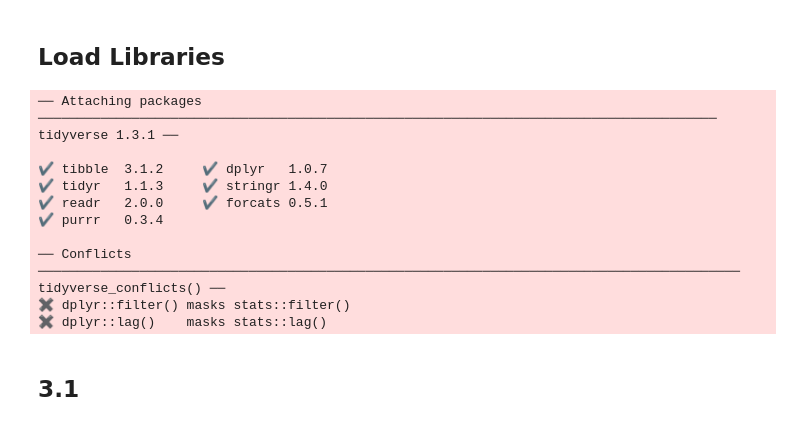
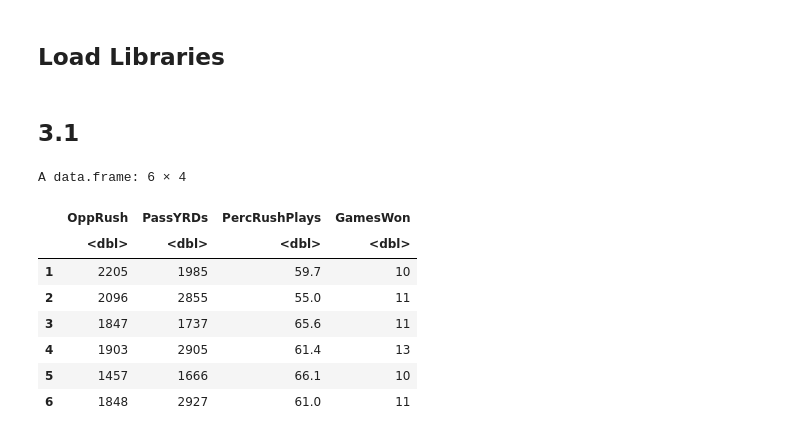
Before and after one commit to j-buss/Introduction-to-Linear-Regression-Analysis, a Jupyter notebook: Chapter_03/Chapter_03_Problems_R.ipynb, the cells around one changed output. Saved outputs shown, nothing was run; the diff lists cells and outputs as text; code cells hidden in the pictures.

```diff
--- a/Chapter_03/Chapter_03_Problems_R.ipynb
+++ b/Chapter_03/Chapter_03_Problems_R.ipynb
@@ -10,22 +10,32 @@
 # %% [markdown]
 ## Load Libraries
 # %%
-library(readxl)
-library(ggplot2)
-library(ggpubr)
-library(tidyverse)
-library(broom)
-library(AICcmodavg)
+suppressMessages(library(readxl))
+suppressMessages(library(ggplot2))
+suppressMessages(library(ggpubr))
+suppressMessages(library(tidyverse))
+suppressMessages(library(broom))
+suppressMessages(library(AICcmodavg))
-# %% [output]
-── Attaching packages ─────────────────────────────────────────────────────────────────────────────────────── tidyverse 1.3.1 ──
-
-✔ tibble  3.1.2     ✔ dplyr   1.0.7
-✔ tidyr   1.1.3     ✔ stringr 1.4.0
-✔ readr   2.0.0     ✔ forcats 0.5.1
-✔ purrr   0.3.4
-
-── Conflicts ────────────────────────────────────────────────────────────────────────────────────────── tidyverse_conflicts() ──
-✖ dplyr::filter() masks stats::filter()
-✖ dplyr::lag()    masks stats::lag()
 # %% [markdown]
 ## 3.1
+# %%
+Football.DataTable <- read_excel('../linear_regression_5e_data_sets/Appendices/data-table-B1.XLS')
+
+Football.df <- data.frame(
+    OppRush=Football.DataTable$'x8',
+    PassYRDs=Football.DataTable$'x2',
+    PercRushPlays=Football.DataTable$'x7',
+    GamesWon=Football.DataTable$'y'
+)
+
+head(Football.df)
+# %% [output]
+A data.frame: 6 × 4
+|  | OppRush | PassYRDs | PercRushPlays | GamesWon |
+|  | <dbl> | <dbl> | <dbl> | <dbl> |
+| 1 | 2205 | 1985 | 59.7 | 10 |
+| 2 | 2096 | 2855 | 55.0 | 11 |
+| 3 | 1847 | 1737 | 65.6 | 11 |
+| 4 | 1903 | 2905 | 61.4 | 13 |
+| 5 | 1457 | 1666 | 66.1 | 10 |
+| 6 | 1848 | 2927 | 61.0 | 11 |
```
Also changed, not shown: parts of 47 cells of this notebook.
